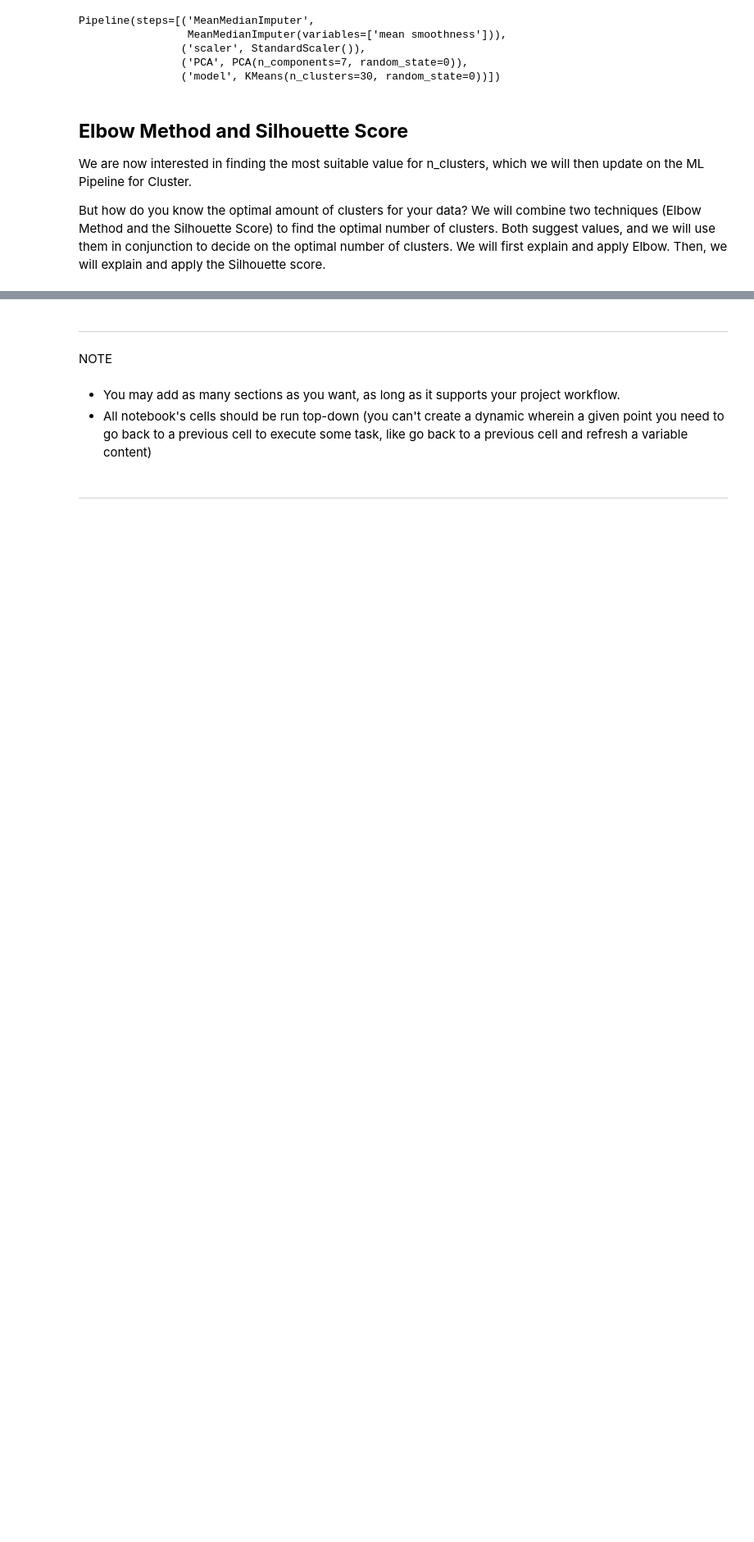
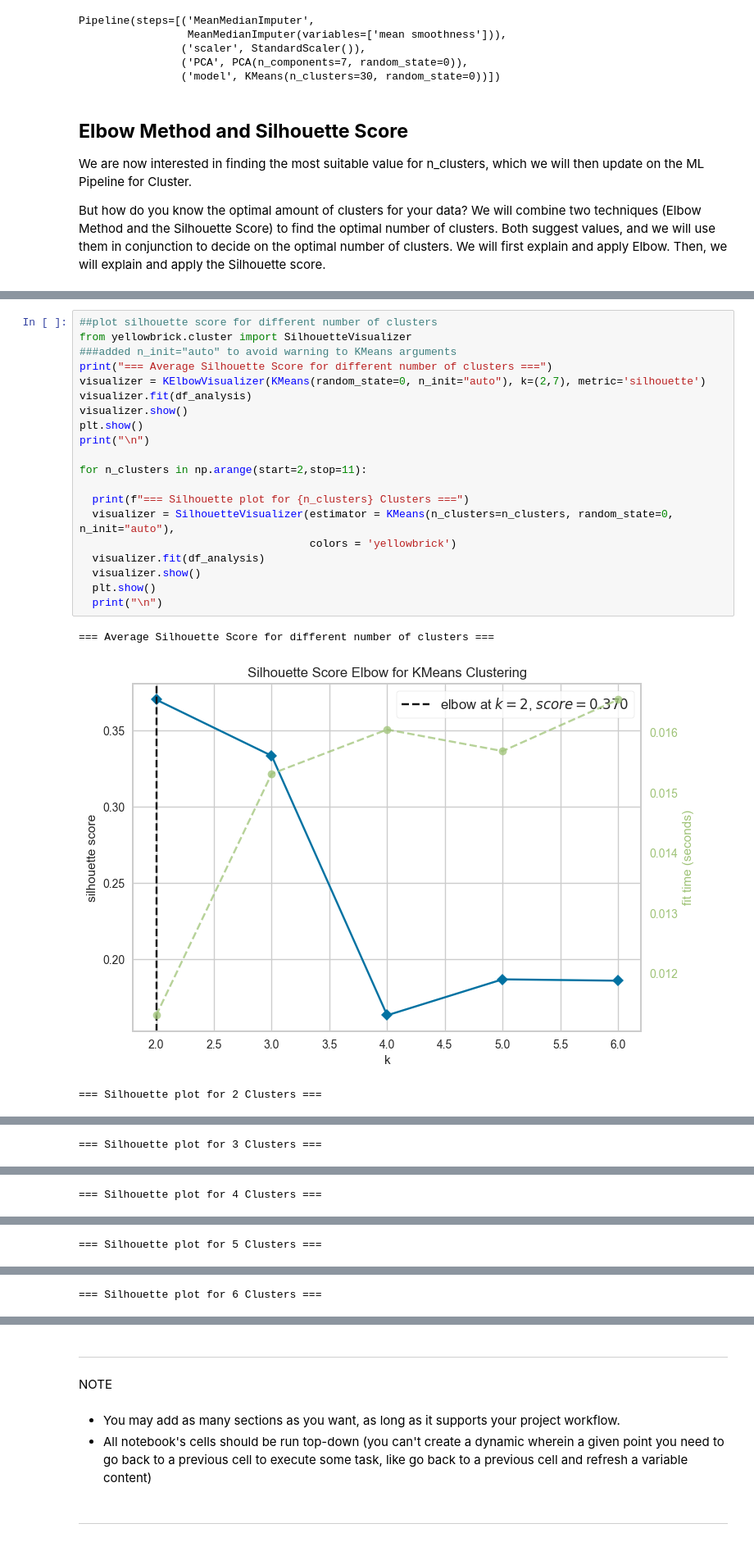
Before and after one commit to Mikeecee1/ML_practice, a Jupyter notebook: jupyter_notebooks/ML_cluster.ipynb, the cells around one changed output, grey strips where cells are left out. Shown: that part at 82% size. Saved outputs shown, nothing was run; the diff lists cells and outputs as text; blank space fills up the shorter version.

```diff
--- a/jupyter_notebooks/ML_cluster.ipynb
+++ b/jupyter_notebooks/ML_cluster.ipynb
@@ -269,0 +326,24 @@ Section 2 content
+# %%
+##plot silhouette score for different number of clusters
+from yellowbrick.cluster import SilhouetteVisualizer
+###added n_init="auto" to avoid warning to KMeans arguments
+print("=== Average Silhouette Score for different number of clusters ===")
+visualizer = KElbowVisualizer(KMeans(random_state=0, n_init="auto"), k=(2,7), metric='silhouette')
+visualizer.fit(df_analysis)
+visualizer.show()
+plt.show()
+print("\n")
+
+for n_clusters in np.arange(start=2,stop=11):
+
+  print(f"=== Silhouette plot for {n_clusters} Clusters ===")
+  visualizer = SilhouetteVisualizer(estimator = KMeans(n_clusters=n_clusters, random_state=0, n_init="auto"),
+                                    colors = 'yellowbrick')
+  visualizer.fit(df_analysis)
+  visualizer.show()
+  plt.show()
+  print("\n")
+# %% [output]
+=== Average Silhouette Score for different number of clusters ===
+[figure, added]
+=== Silhouette plot for 2 Clusters ===
@@ -269,0 +351 @@ Section 2 content
+=== Silhouette plot for 3 Clusters ===
@@ -269,0 +353 @@ Section 2 content
+=== Silhouette plot for 4 Clusters ===
@@ -269,0 +355 @@ Section 2 content
+=== Silhouette plot for 5 Clusters ===
@@ -269,0 +357 @@ Section 2 content
+=== Silhouette plot for 6 Clusters ===
```
Also changed, not shown: parts of 12 cells of this notebook.
